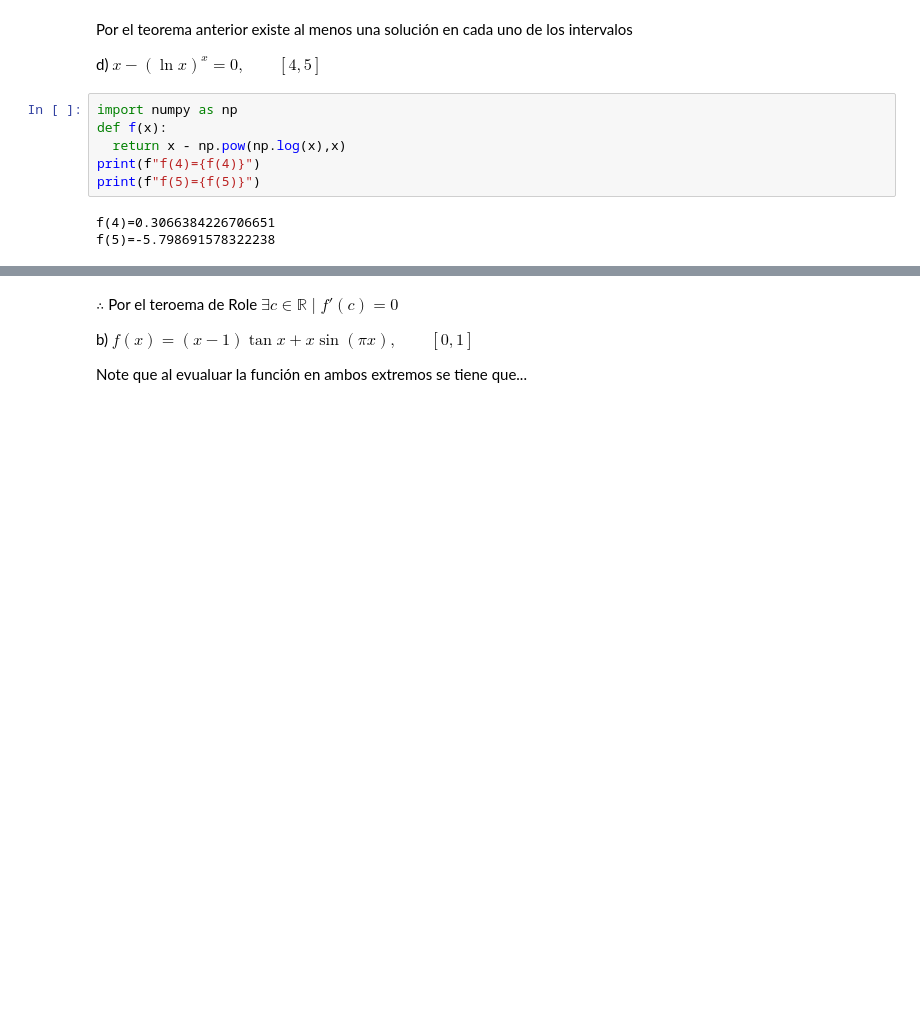
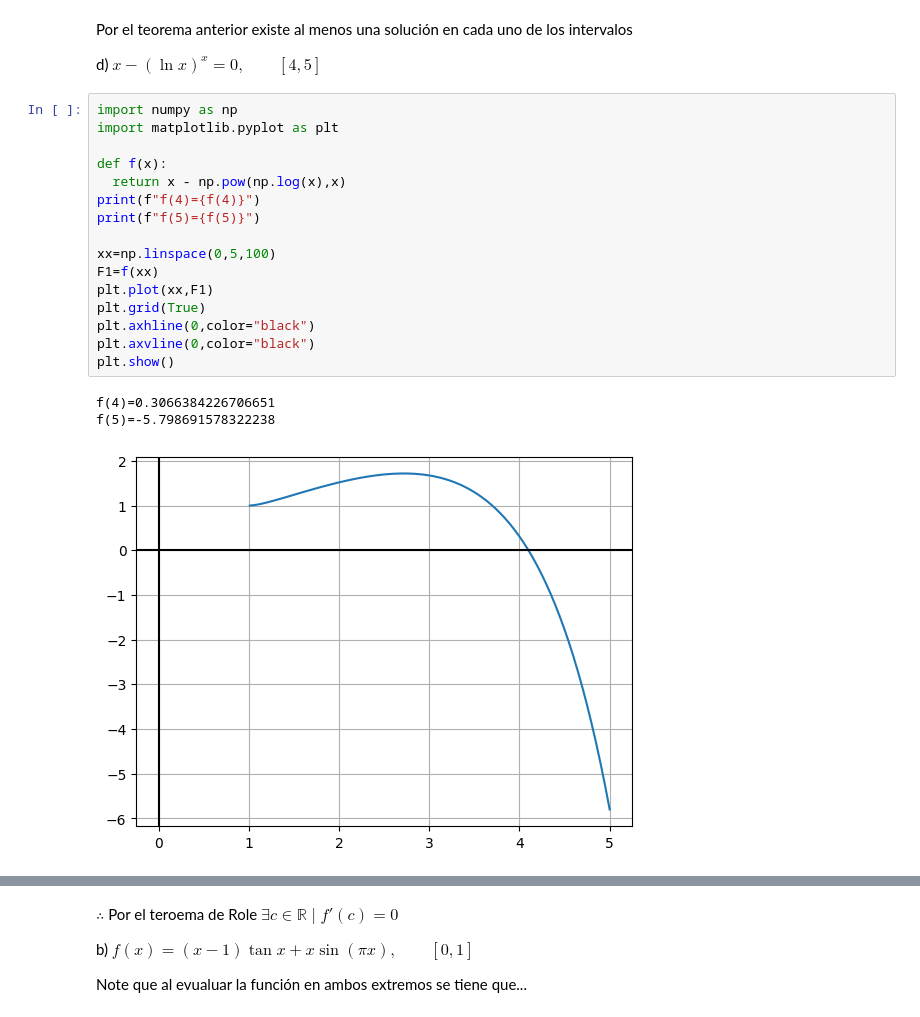
Before and after one commit to patronini2000-afk/Metodos-numericos, a Jupyter notebook: Material_adicional.ipynb, the cells around one changed output, grey strips where cells are left out. Saved outputs shown, nothing was run; the diff lists cells and outputs as text; blank space fills up the shorter version.

```diff
--- a/Material_adicional.ipynb
+++ b/Material_adicional.ipynb
@@ -78,10 +109,21 @@ Por el teorema anterior existe al menos una solución en cada uno de los interva
 d) $x-(\ln{x})^x=0, \qquad [4,5]$
 # %%
 import numpy as np
+import matplotlib.pyplot as plt
+
 def f(x):
   return x - np.pow(np.log(x),x)
 print(f"f(4)={f(4)}")
 print(f"f(5)={f(5)}")
+
+xx=np.linspace(0,5,100)
+F1=f(xx)
+plt.plot(xx,F1)
+plt.grid(True)
+plt.axhline(0,color="black")
+plt.axvline(0,color="black")
+plt.show()
 # %% [output]
 f(4)=0.3066384226706651
 f(5)=-5.798691578322238
+[figure, added]
```
Also changed, not shown: parts of 13 cells of this notebook.
